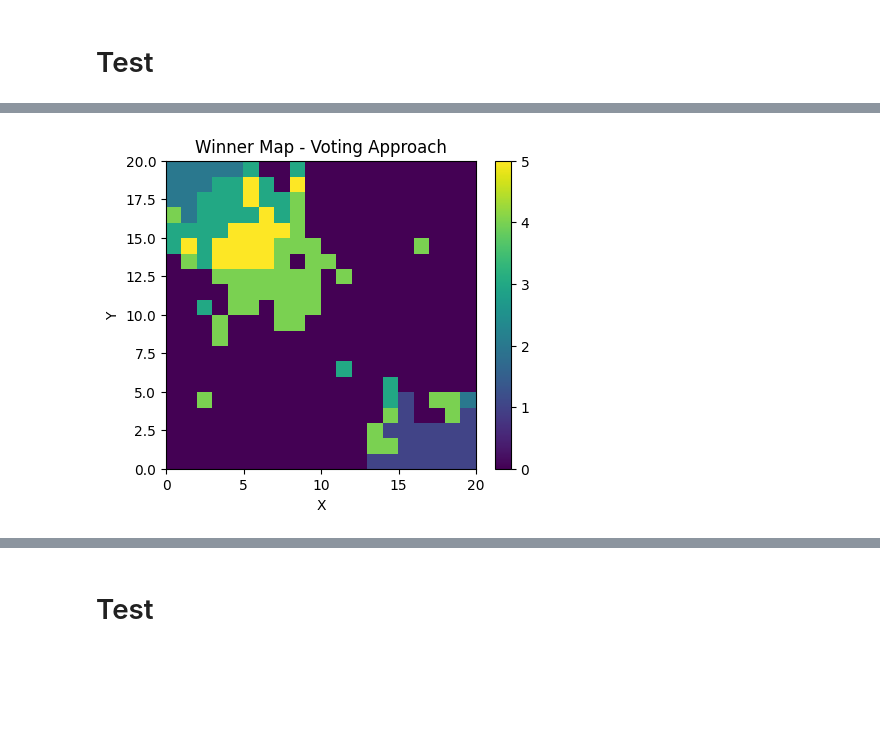
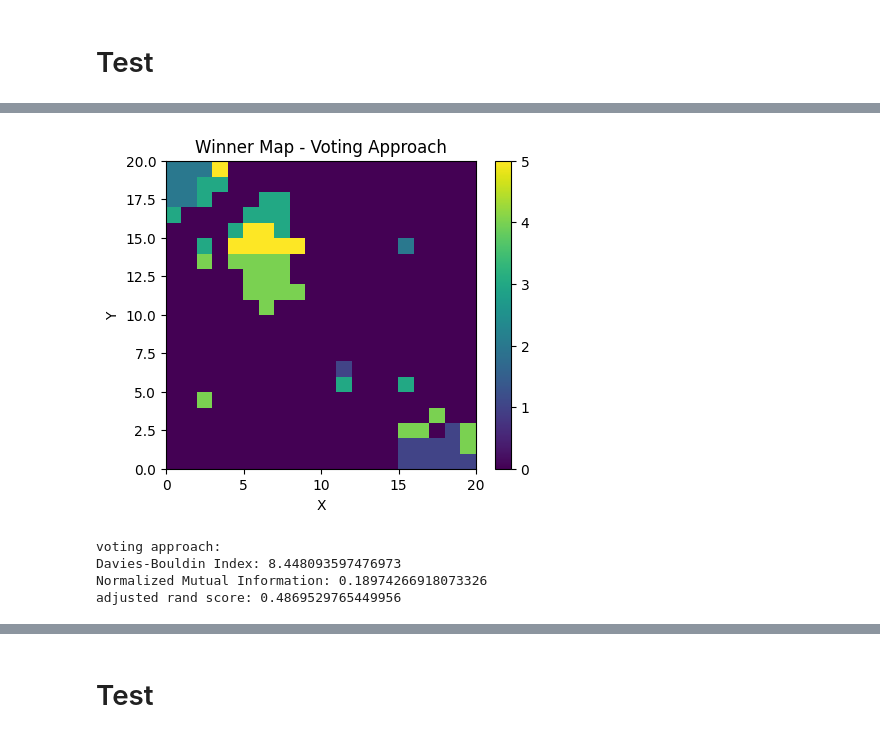
Before and after one commit to itsatefe/Deep-Learning, a Jupyter notebook: HW1/On-center-Off-surround/On-Center-Off-Surround.ipynb, the cells around one changed output, grey strips where cells are left out. Cells and saved outputs as stored; diff of their text form; code cells hidden in the pictures; blank space fills up the shorter version.

```diff
--- a/HW1/On-center-Off-surround/On-Center-Off-Surround.ipynb
+++ b/HW1/On-center-Off-surround/On-Center-Off-Surround.ipynb
@@ -197,3 +223,3 @@ print(sigma0)
 # %%
-som_20x20 = MiniSom(20, 20, X_train.shape[1], sigma=sigma0, learning_rate=0.1, neighborhood_function='gaussian', topology='rectangular', activation_distance='euclidean', random_seed=42)
+som_20x20 = MiniSom(20, 20, X_train.shape[1], sigma=1, learning_rate=0.2, neighborhood_function='gaussian', topology='rectangular', activation_distance='euclidean', random_seed=42)
 som_20x20.train_batch(X_train, 1000)
@@ -208,8 +226,15 @@ Normalized Mutual Information: 0.5279872191646374
 # %%
 dim = (20, 20, y_train.shape[1])
-neurons_label = voting_approach(som_20x20, dim, X_train, y_train)
+neurons_label_voting = voting_approach(som_20x20, dim, X_train, y_train)
 # %% [output]
-[figure, old version]
+[figure, new version]
+# %%
+dbi_voting, nmi_voting, ari_voting = test_clusters("voting approach: ", som_20x20, X_train, y_train, neuron_labels_voting)
+# %% [output]
+voting approach:
+Davies-Bouldin Index: 8.448093597476973
+Normalized Mutual Information: 0.18974266918073326
+adjusted rand score: 0.4869529765449956
 # %%
 dbi_clusters = []
 nmi_clusters = []
```
Also changed, not shown: parts of 24 cells of this notebook, 10 other files.
